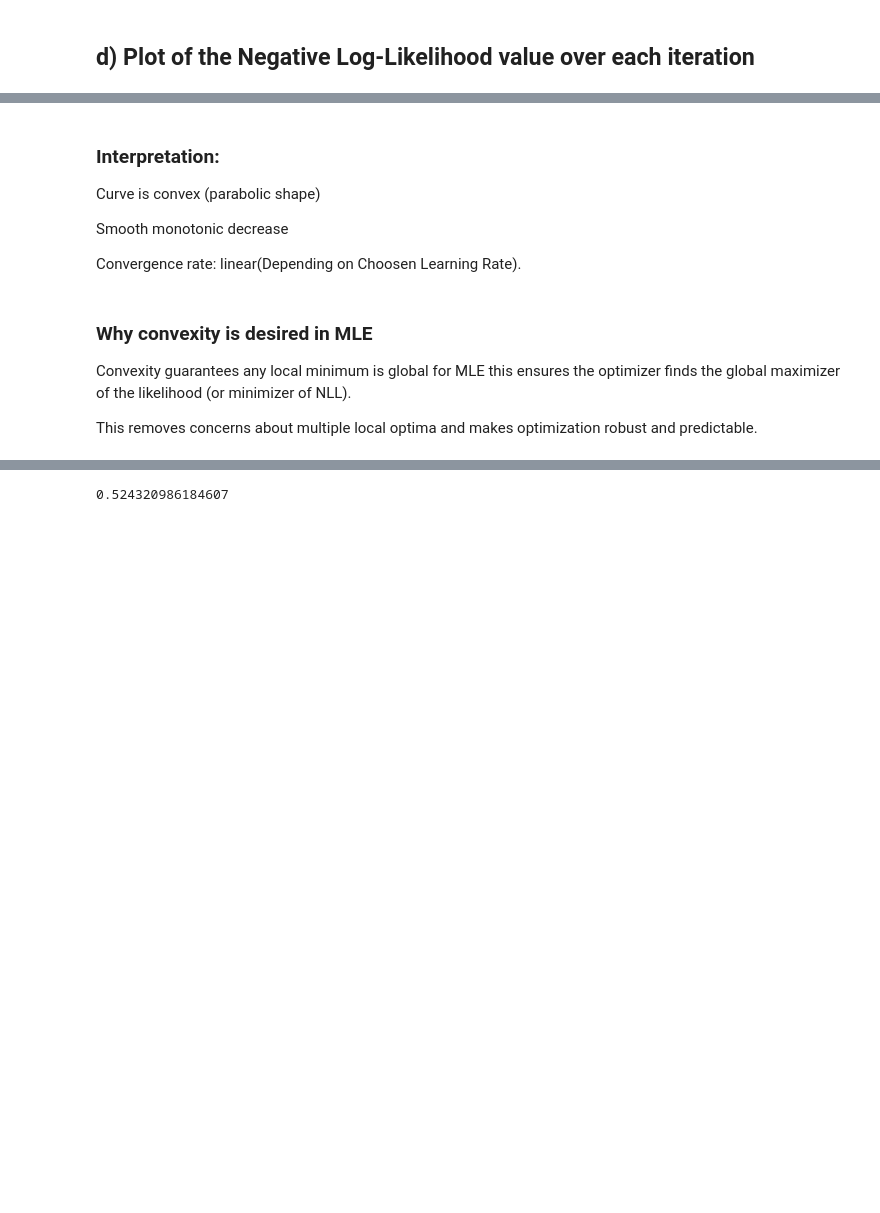
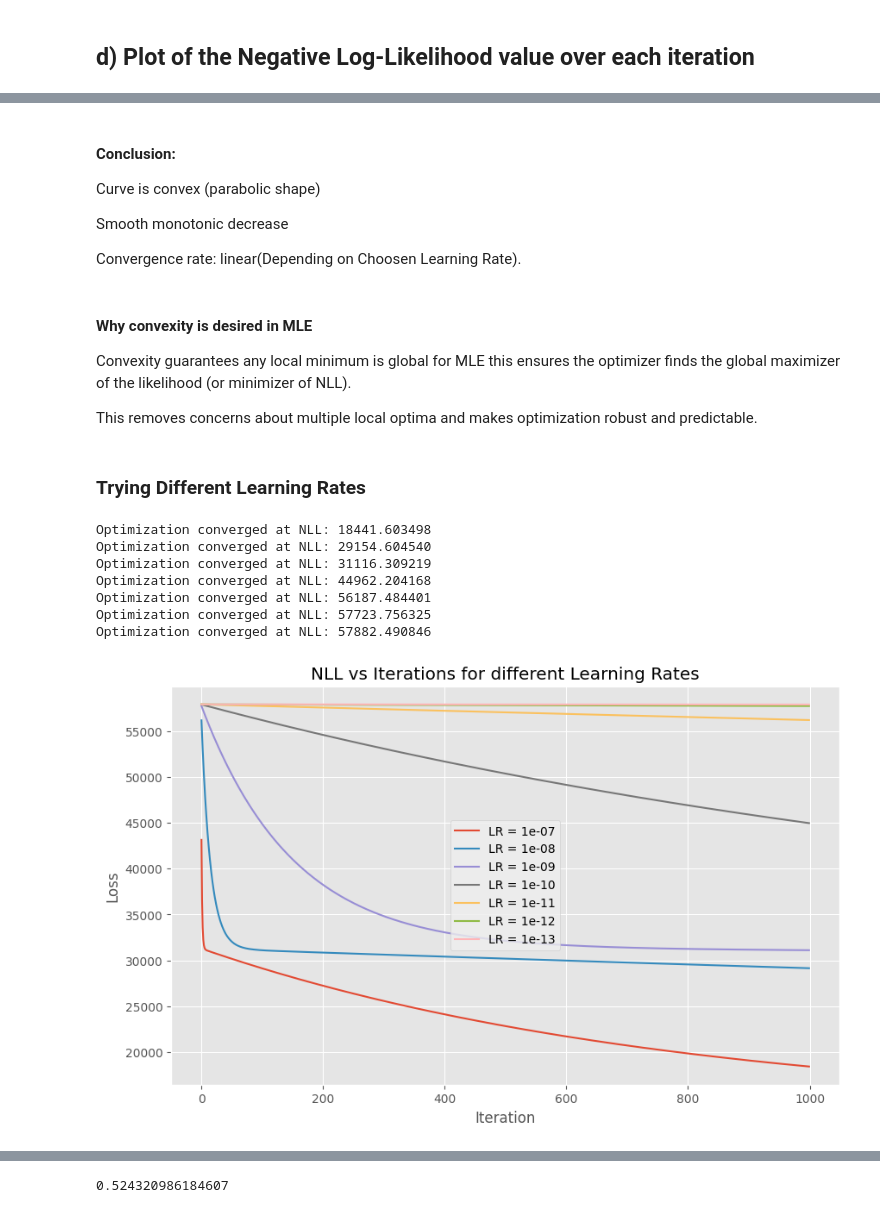
Before and after one commit to Lau-Jr/data-analysis-nmaist, a Jupyter notebook: simple_linear_regression_from_scratch.ipynb, the cells around one changed output, grey strips where cells are left out. Drawn from its saved outputs; the diff is of its cells as text; code cells hidden in the pictures; blank space fills up the shorter version.

```diff
--- a/simple_linear_regression_from_scratch.ipynb
+++ b/simple_linear_regression_from_scratch.ipynb
@@ -269,5 +327,18 @@ or equivalently, $\frac{1}{2} \| y - X w \|^2$
 def gaussian_nll(w, X, y):
     return 0.5 * np.sum((y - X @ w)**2)
+# %%
+def model_gradient(features, targets, weights):
+    """
+    Computes the partial derivatives of the cost function
+    with respect to the model parameters.
+    """
+    num_samples = targets.shape[0]
+
+    # Calculate the residual (error) between predictions and actual values
+    prediction_error = (features @ weights) - targets
+
+    # Return the average gradient across all observations
+    return (1 / num_samples) * (features.T @ prediction_error)
 # %% [markdown]
 ## (b) Gradient of the Log‑Likelihood
 We computed the gradient of ℓ(w) with respect to w.
@@ -316,12 +440,47 @@ plt.show()
 # %% [markdown]
-### Interpretation:
+#### Conclusion:
 Curve is convex (parabolic shape)
 
 Smooth monotonic decrease
 
 Convergence rate: linear(Depending on Choosen Learning Rate).
 # %% [markdown]
-### Why convexity is desired in MLE
+#### Why convexity is desired in MLE
 Convexity guarantees any local minimum is global for MLE this ensures the optimizer finds the global maximizer of the likelihood (or minimizer of NLL).
 
 This removes concerns about multiple local optima and makes optimization robust and predictable.
+# %% [markdown]
+### Trying Different Learning Rates
+# %%
+# Taining Linear Model With Differents and Visualize Convergence
+learning_rates = [1e-7, 1e-8,1e-9,1e-10,1e-11,1e-12,1e-13]
+epochs = 1000
+
+plt.figure(figsize=(10, 6))
+plt.style.use('ggplot')
+
+for lr in learning_rates:
+  # print(f"\nTraining with learning rate: {lr}")
+  optimized_beta, nll_history = train_linear_model(X_np, y.values, learning_rate=lr, epochs=epochs)
+
+  # print(gradient_descent_weights_df)
+  print(f"Optimization converged at NLL: {nll_history[-1]:.6f}")
+
+  # Plot NLL history
+  plt.plot(nll_history, label=f'LR = {lr}')
+
+plt.title("NLL vs Iterations for different Learning Rates")
+plt.xlabel("Iteration")
+plt.style.use('bmh') # Different style for a different look
+plt.ylabel("Loss")
+plt.legend(loc='center')
+plt.show()
+# %% [output]
+Optimization converged at NLL: 18441.603498
+Optimization converged at NLL: 29154.604540
+Optimization converged at NLL: 31116.309219
+Optimization converged at NLL: 44962.204168
+Optimization converged at NLL: 56187.484401
+Optimization converged at NLL: 57723.756325
+Optimization converged at NLL: 57882.490846
+[figure, added]
```
Also changed, not shown: parts of 72 cells of this notebook.
